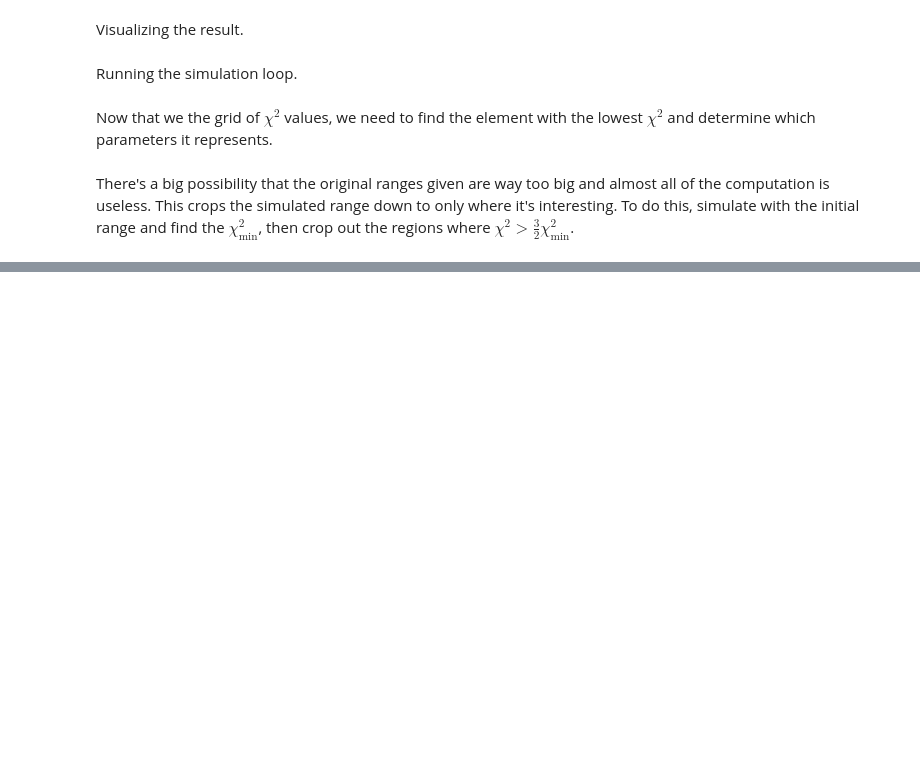
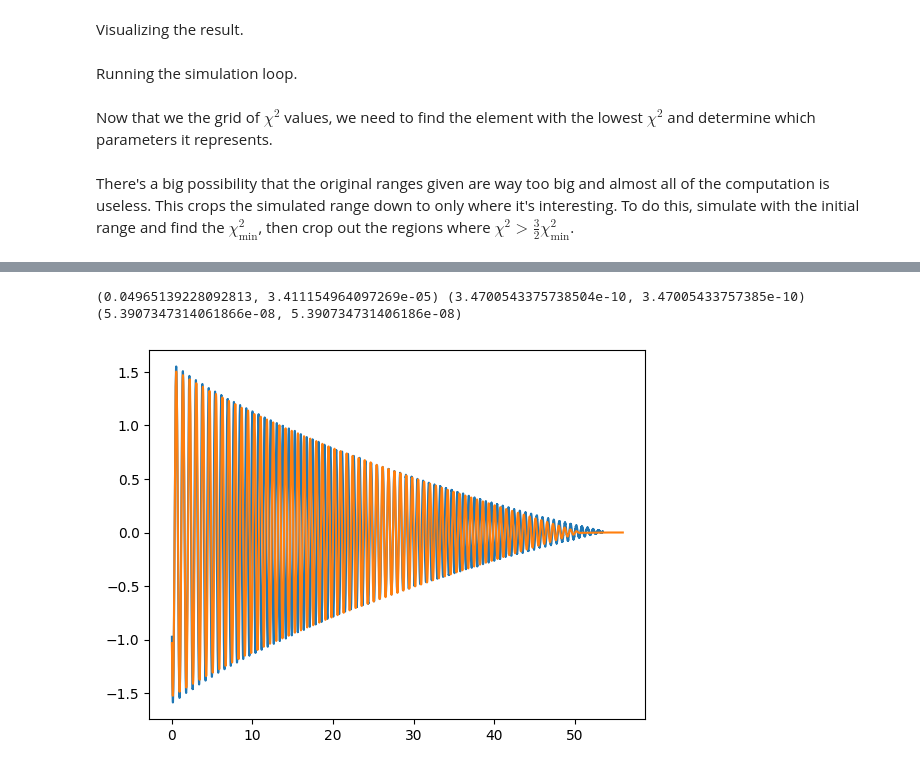
Before and after one commit to Will-Drac/double-pendulum-prediction, a Jupyter notebook: simulation/single pendulum/simulate_gpu_single.ipynb, the cells around one changed output, grey strips where cells are left out. Cells and saved outputs as stored; diff of their text form; code cells hidden in the pictures; blank space fills up the shorter version.

Commit message:
now two steps: finding initial angle/vel then finding friction by fitting to energy values

```diff
--- a/simulation/single pendulum/simulate_gpu_single.ipynb
+++ b/simulation/single pendulum/simulate_gpu_single.ipynb
@@ -296,6 +367,3 @@ def crop_ranges(v1_range, v2_range, v3_range):
     print("Before: ", v1_range, v2_range, v3_range, "\nAfter: ", var_1_range_cut, var_2_range_cut, var_3_range_cut)
 
     return var_1_range_cut, var_2_range_cut, var_3_range_cut
-# %%
-for i in range(2):
-    v1_range, v2_range, v3_range = crop_ranges(v1_range, v2_range, v3_range)
@@ -309,25 +369,0 @@ Doing the calculations multiple times over to get some distribution of results.
-# %%
-v1 = []; v2 = []; v3 = []
-for i in range(10): # turn this to something big enough to get a gaussian distribution
-
-    v1_scale = 0.1*(v1_range[1]-v1_range[0])
-    this_v1_range = (np.random.normal(v1_range[0], v1_scale), np.random.normal(v1_range[1], v1_scale))
-
-    v2_scale = 0.1*(v2_range[1]-v2_range[0])
-    this_v2_range = (np.random.normal(v2_range[0], v2_scale), np.random.normal(v2_range[1], v2_scale))
-
-    v3_scale = 0.1*(v3_range[1]-v3_range[0])
-    this_v3_range = (np.random.normal(v3_range[0], v3_scale), np.random.normal(v3_range[1], v3_scale))
-
-    get_costs(i==0, this_v1_range, this_v2_range, this_v3_range)
-
-    var_1_best, var_2_best, var_3_best, min_chi2 = get_optimal(this_v1_range, this_v2_range, this_v3_range)
-
-    v1.append(var_1_best); v2.append(var_2_best); v3.append(var_3_best)
-
-    degrees_of_freedom = num_time_datapoints-2 #-2 because there are two parameters being fit
-    p_val = stats.chi2.sf(min_chi2, degrees_of_freedom)
-
-    print(min_chi2, degrees_of_freedom)
-
-v1 = np.array(v1); v2 = np.array(v2); v3 = np.array(v3)
@@ -412,0 +506,3 @@ array([[ 4.07754257e+00, -1.38768821e+00],
+# %%
+theta_0, theta_d_0 = initial_run(1, 10, 1, (init - 12*init_err, init + 12*init_err), (v_init - 2*v_init_err, v_init + 2*v_init_err), 0, 0, 0)
+# print(theta_0, theta_d_0)
@@ -412,0 +530,3 @@ array([[ 4.07754257e+00, -1.38768821e+00],
+# %%
+muv, muq, muc = friction_run(1, 5, (0, 0.2), (0, 0.001), (0, 5e-5), theta_0[0], theta_d_0[0])
+# print(init, v_init, muc, muv, muq)
@@ -412,0 +547,9 @@ array([[ 4.07754257e+00, -1.38768821e+00],
+# %%
+# visualize(theta_0[0], theta_d_0[0], muc[0], 0, 0)
+visualize(theta_0[0], theta_d_0[0], muc[0], muv[0], muq[0])
+# plt.xlim(0, 10)
+
+print(muc, muq, muv)
+# %% [output]
+(0.04965139228092813, 3.411154964097269e-05) (3.4700543375738504e-10, 3.47005433757385e-10) (5.3907347314061866e-08, 5.390734731406186e-08)
+[figure, added]
```
Also changed, not shown: parts of 29 cells of this notebook.
